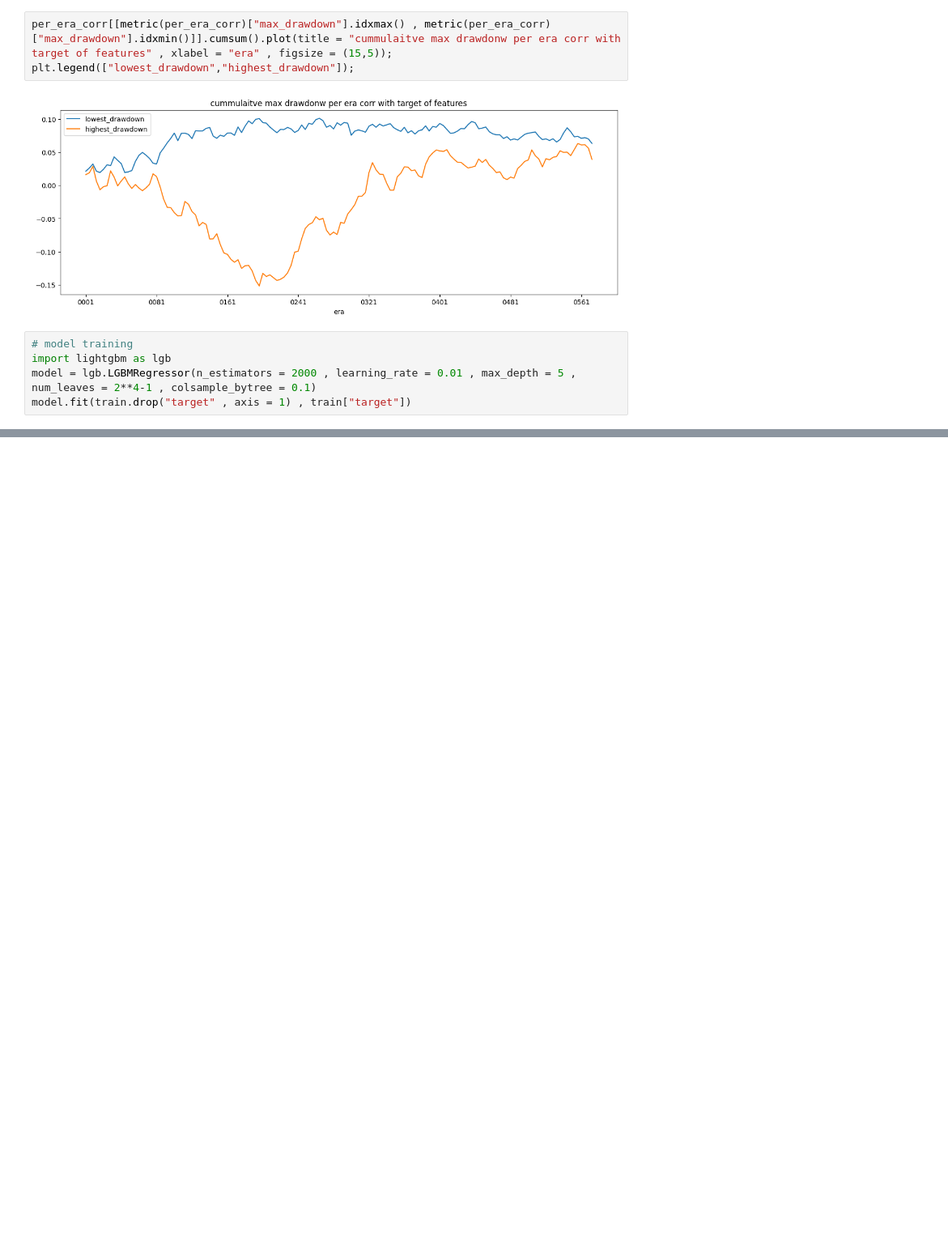
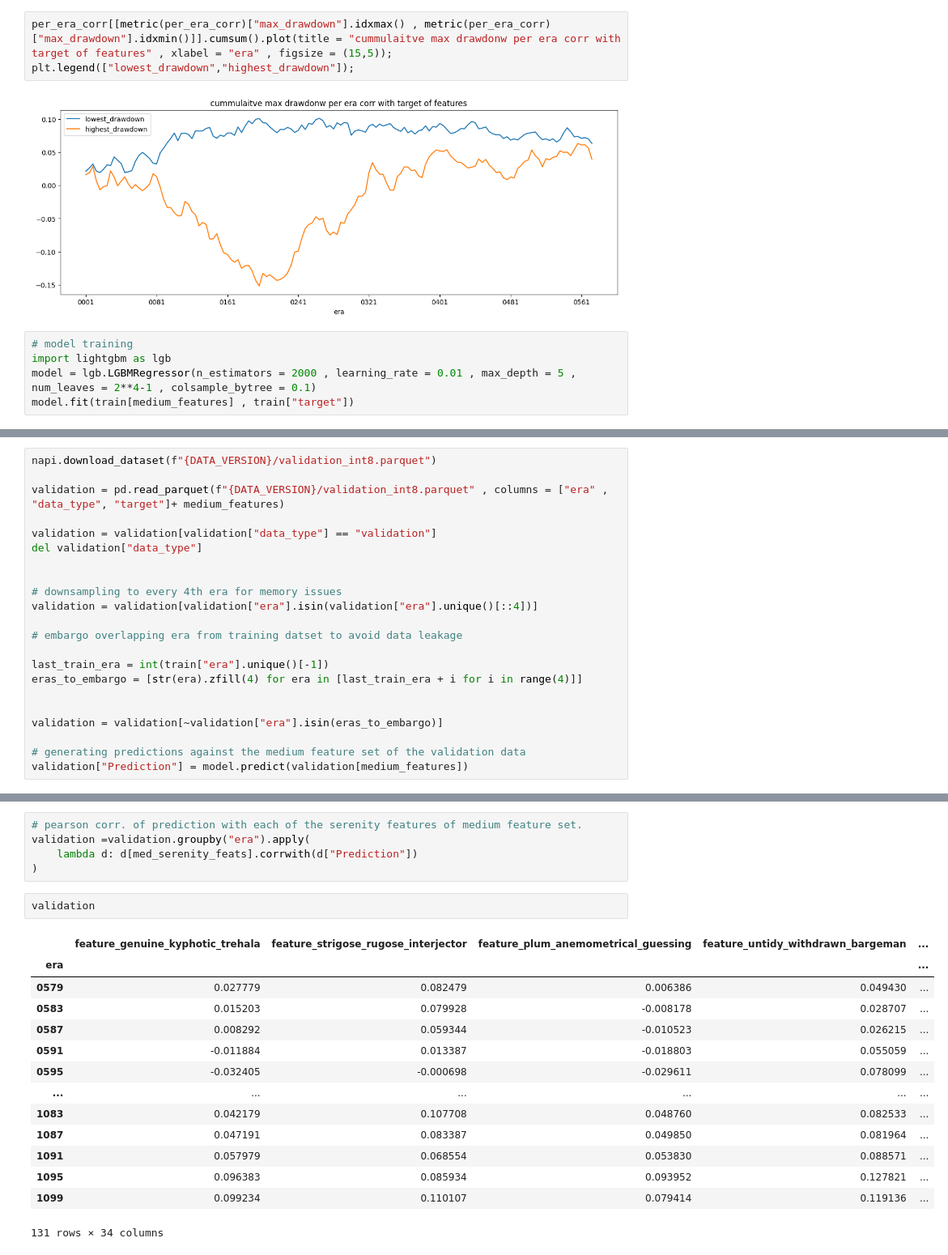
Before and after one commit to Pankaj-2003/Numerai_Models, a Jupyter notebook: feature_neutralization.ipynb, the cells around one changed output, grey strips where cells are left out. Shown at 81% size. Drawn from its saved outputs; the diff is of its cells as text; blank space fills up the shorter version.

```diff
--- a/feature_neutralization.ipynb
+++ b/feature_neutralization.ipynb
@@ -173,5 +173,5 @@ plt.legend(["lowest_drawdown","highest_drawdown"]);
 # model training
 import lightgbm as lgb
 model = lgb.LGBMRegressor(n_estimators = 2000 , learning_rate = 0.01 , max_depth = 5 , num_leaves = 2**4-1 , colsample_bytree = 0.1)
-model.fit(train.drop("target" , axis = 1) , train["target"])
+model.fit(train[medium_features] , train["target"])
 # %% [output]
@@ -208,0 +190,22 @@ train
+# %%
+napi.download_dataset(f"{DATA_VERSION}/validation_int8.parquet")
+
+validation = pd.read_parquet(f"{DATA_VERSION}/validation_int8.parquet" , columns = ["era" , "data_type", "target"]+ medium_features)
+
+validation = validation[validation["data_type"] == "validation"]
+del validation["data_type"]
+
+
+# downsampling to every 4th era for memory issues
+validation = validation[validation["era"].isin(validation["era"].unique()[::4])]
+
+# embargo overlapping era from training datset to avoid data leakage
+
+last_train_era = int(train["era"].unique()[-1])
+eras_to_embargo = [str(era).zfill(4) for era in [last_train_era + i for i in range(4)]]
+
+
+validation = validation[~validation["era"].isin(eras_to_embargo)]
+
+# generating predictions against the medium feature set of the validation data
+validation["Prediction"] = model.predict(validation[medium_features])
@@ -208,0 +216,22 @@ train
+# %%
+# pearson corr. of prediction with each of the serenity features of medium feature set.
+validation =validation.groupby("era").apply(
+    lambda d: d[med_serenity_feats].corrwith(d["Prediction"])
+)
+# %%
+validation
+# %% [output]
+|  | feature_genuine_kyphotic_trehala | feature_strigose_rugose_interjector | feature_plum_anemometrical_guessing | feature_untidy_withdrawn_bargeman | ... |
+| era |  |  |  |  | ... |
+| 0579 | 0.027779 | 0.082479 | 0.006386 | 0.049430 | ... |
+| 0583 | 0.015203 | 0.079928 | -0.008178 | 0.028707 | ... |
+| 0587 | 0.008292 | 0.059344 | -0.010523 | 0.026215 | ... |
+| 0591 | -0.011884 | 0.013387 | -0.018803 | 0.055059 | ... |
+| 0595 | -0.032405 | -0.000698 | -0.029611 | 0.078099 | ... |
+| ... | ... | ... | ... | ... | ... |
+| 1083 | 0.042179 | 0.107708 | 0.048760 | 0.082533 | ... |
+| 1087 | 0.047191 | 0.083387 | 0.049850 | 0.081964 | ... |
+| 1091 | 0.057979 | 0.068554 | 0.053830 | 0.088571 | ... |
+| 1095 | 0.096383 | 0.085934 | 0.093952 | 0.127821 | ... |
+| 1099 | 0.099234 | 0.110107 | 0.079414 | 0.119136 | ... |
+131 rows × 34 columns
```
Also changed, not shown: parts of 5 cells of this notebook.
